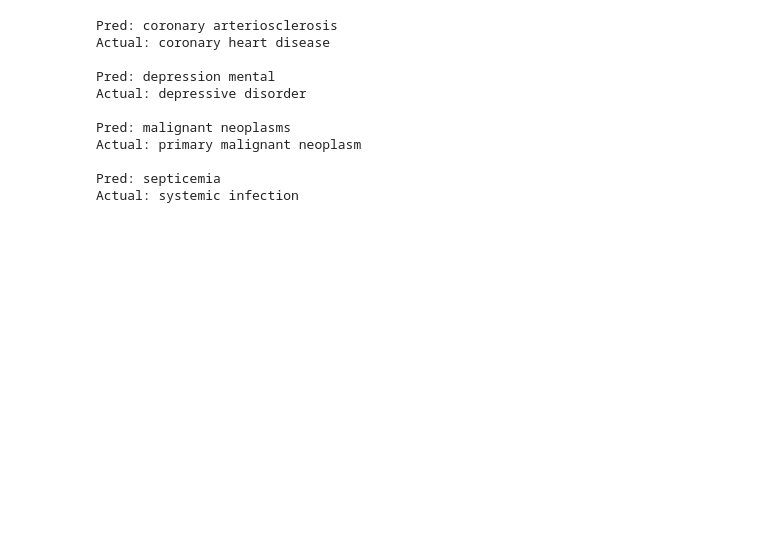
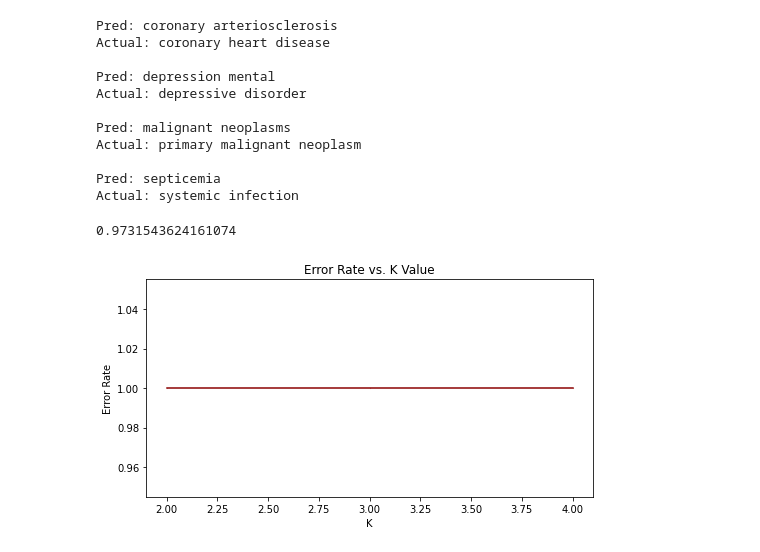
Before and after one commit to nagasai17/Tarp-project, a Jupyter notebook: Disease_Prediction_from_Symptoms_checkpoint123.ipynb, the cells around one changed output. Cells and saved outputs as stored; diff of their text form; code cells hidden in the pictures; blank space fills up the shorter version.

```diff
--- a/Disease_Prediction_from_Symptoms_checkpoint123.ipynb
+++ b/Disease_Prediction_from_Symptoms_checkpoint123.ipynb
@@ -342,7 +342,7 @@ from sklearn import tree
 from sklearn.tree import DecisionTreeClassifier, export_graphviz
 # %%
 # Train Test Split
-X_train, X_test, y_train, y_test = train_test_split(X, y, test_size=0.4, random_state=101)
+X_train, X_test, y_train, y_test = train_test_split(X, y, test_size=0.5, random_state=101)
 # %%
 len(X_train), len(y_train)
 # %% [output]
@@ -383,3 +386,32 @@ Actual: primary malignant neoplasm
 
 Pred: septicemia
 Actual: systemic infection
+# %%
+from sklearn.neighbors import KNeighborsClassifier
+import numpy as np
+
+error_rate = []
+for i in range(2,5):
+    knn = KNeighborsClassifier(n_neighbors=i)
+    knn.fit(X_train,y_train)
+    pred_i = knn.predict(X_test)
+    error_rate.append(np.mean(pred_i != y_test))
+plt.figure(figsize=(8,4))
+plt.plot(range(2,5),error_rate,color='darkred', marker='o',markersize=0.1)
+plt.title('Error Rate vs. K Value')
+plt.xlabel('K')
+plt.ylabel('Error Rate')
+
+# Create KNN Classifier
+knn1 = KNeighborsClassifier(n_neighbors=1)
+
+#Train the model using the training sets
+knn1.fit(X,y)
+
+#Predict the response for test dataset
+# y_predwithknn = knn1.predict(X_test)
+# y_predwithknn
+knn1.score(X,y)
+# %% [output]
+0.9731543624161074
+[figure, added]
```
Also changed, not shown: parts of 11 cells of this notebook.
